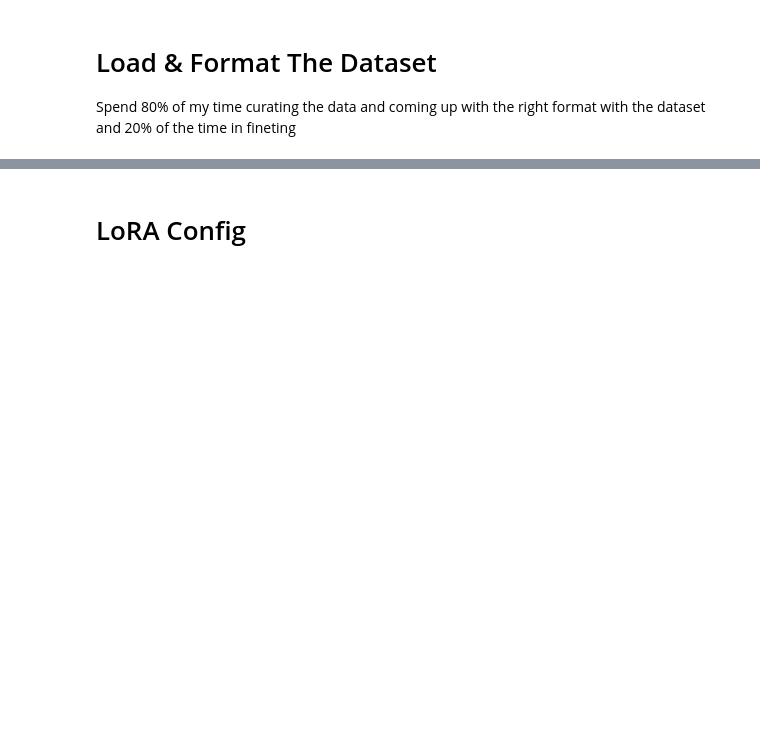
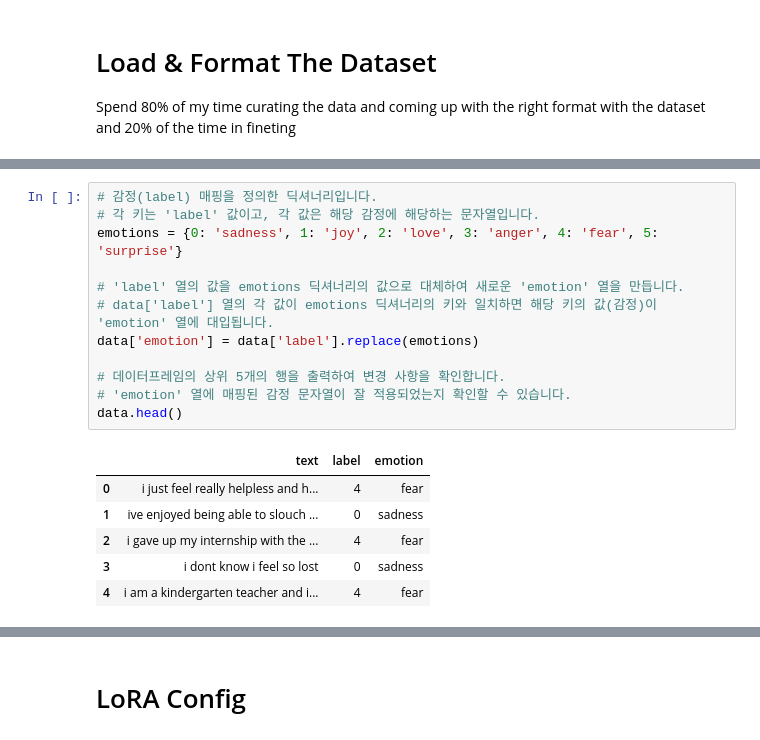
Before and after one commit to paper-prism/paper-prism, a Jupyter notebook: gemma_fine_tuning.ipynb, the cells around one changed output, grey strips where cells are left out. Saved outputs shown, nothing was run; the diff lists cells and outputs as text; blank space fills up the shorter version.

```diff
--- a/gemma_fine_tuning.ipynb
+++ b/gemma_fine_tuning.ipynb
@@ -272,0 +216,19 @@ dataset = dataset.shuffle(seed=1234)
+# %%
+# 감정(label) 매핑을 정의한 딕셔너리입니다.
+# 각 키는 'label' 값이고, 각 값은 해당 감정에 해당하는 문자열입니다.
+emotions = {0: 'sadness', 1: 'joy', 2: 'love', 3: 'anger', 4: 'fear', 5: 'surprise'}
+
+# 'label' 열의 값을 emotions 딕셔너리의 값으로 대체하여 새로운 'emotion' 열을 만듭니다.
+# data['label'] 열의 각 값이 emotions 딕셔너리의 키와 일치하면 해당 키의 값(감정)이 'emotion' 열에 대입됩니다.
+data['emotion'] = data['label'].replace(emotions)
+
+# 데이터프레임의 상위 5개의 행을 출력하여 변경 사항을 확인합니다.
+# 'emotion' 열에 매핑된 감정 문자열이 잘 적용되었는지 확인할 수 있습니다.
+data.head()
+# %% [output]
+|  | text | label | emotion |
+| 0 | i just feel really helpless and h... | 4 | fear |
+| 1 | ive enjoyed being able to slouch ... | 0 | sadness |
+| 2 | i gave up my internship with the ... | 4 | fear |
+| 3 | i dont know i feel so lost | 0 | sadness |
+| 4 | i am a kindergarten teacher and i... | 4 | fear |
```
Also changed, not shown: parts of 34 cells of this notebook.
